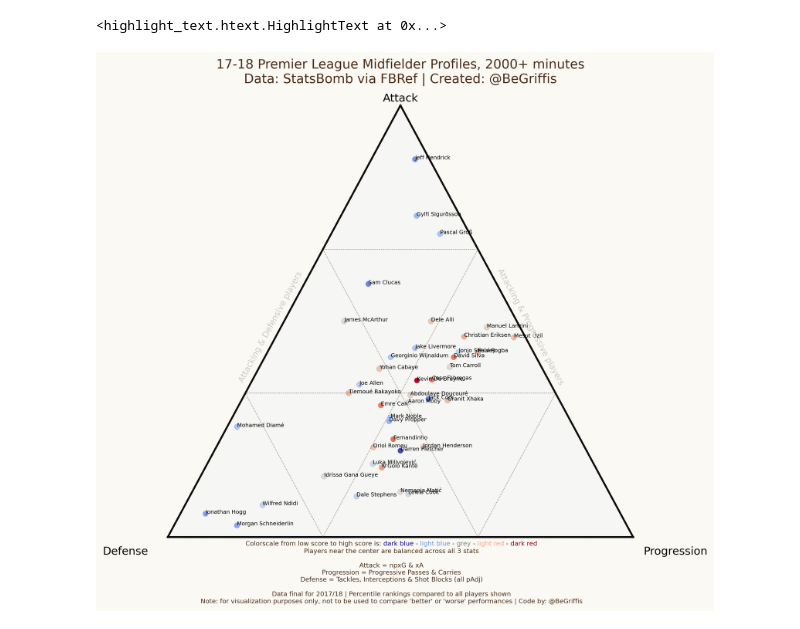
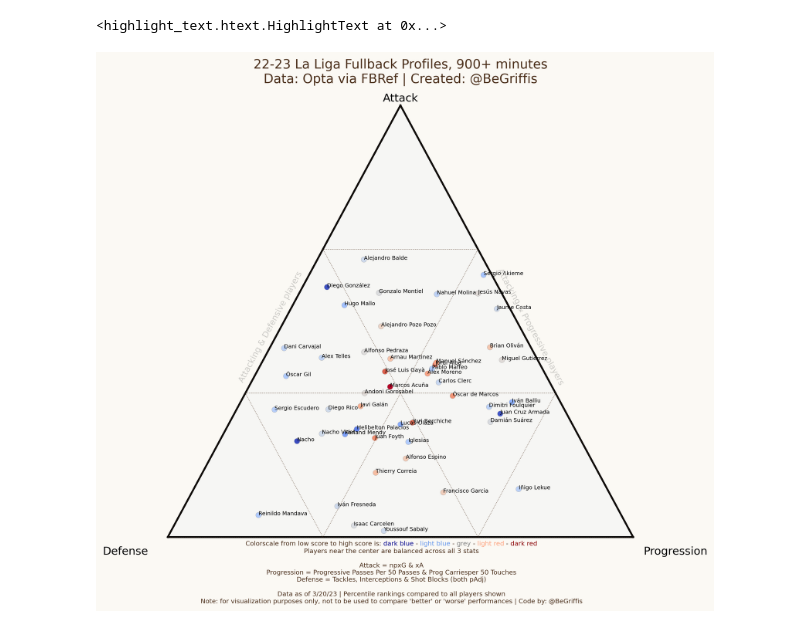
Before and after one commit to griffisben/Soccer-Analyses, a Jupyter notebook: Ternary Plots.ipynb, the cells around one changed output. Saved outputs shown, nothing was run; the diff lists cells and outputs as text; code cells hidden in the pictures.

```diff
--- a/Ternary Plots.ipynb
+++ b/Ternary Plots.ipynb
@@ -20,15 +20,15 @@ matplotlib.rcParams['figure.figsize'] = (10, 10)
 
 ############# Set your variables here! Season to Sig is all you need to change!
 
-season = '17-18'
+season = '22-23'
 
 # Include a note. Either if the season has finished, or if it's still in progress, the date of creation
-data_time = 'Data final for 2017/18'
+data_time = 'Data as of 3/20/23'
 
 
-mins = 2000                       # Minutes for filer on
-comp = "Premier League"           # League you want to show. Leave blank to do top 5 together
-pos = 'Midfielder'          # See list below
+mins = 900                      # Minutes for filer on
+comp = "La Liga"           # League you want to show. Leave blank to do top 5 together
+pos = 'Fullback'          # See list below
 sig = '@BeGriffis'                # Your twitter/website/etc handle
 
 
@@ -61,10 +61,12 @@ if season == '22-23':
         root = str(Path(os.getcwd()).parents[0]).replace('\\','/')+'/'
         final_gk = 'Final FBRef GK 2022-2023' ####################################### INPUT FILE NAME HERE
         path = "%s%s.csv" %(root, final_gk)
+        ssn = '22-23'
     else:
         root = str(Path(os.getcwd()).parents[0]).replace('\\','/')+'/'
         final_nongk = 'Final FBRef 2022-2023' ####################################### INPUT FILE NAME HERE
         path = "%s%s.csv" %(root, final_nongk)
+        ssn = '22-23'
 if season == "21-22":
     ssn = "21-22"
     if pos == "Goalkeeper":
@@ -108,16 +110,16 @@ df["Comp"] = df["Comp"].replace("es La Liga","La Liga")
 ##################################################
 ######### Change anything here. If you change the variable names (progression, attack, defense), change them in the 'stat1' variables too
 ##################################################
-df['Progression'] = df['ProgPassesPer90'] + df['ProgCarriesPer90']
+df['Progression'] = df['ProgPassesPer50CmpPasses'] + df['ProgCarriesPer50Touches']
 df['Attack'] =df['npxGPer90'] + df['xAPer90']
 df['Defense'] = df['pAdjTkl+IntPer90'] + df['pAdjShBlocksPer90']
 
 # If you only want to plot a players' ranking in 3 single metrics, comment out the df['Progression'] etc lines,
 # and change the variables in 'stat1' etc here to just those 3 variables. I give examples in comments next to them.
 
-stat1 = 'Progression' # npxGPer90
-stat2 = 'Attack' # xAPer90
-stat3 = 'Defense' # pAdjTkl+IntPer90
+stat1 = 'Progression'
+stat2 = 'Attack'
+stat3 = 'Defense'
 
 
 df = df[df['Min']>=mins]
@@ -159,7 +161,7 @@ if pos == 'Forward':
 
 df = df.reset_index(drop=True)
 
-# I'm keeping in this info here, but commenting it out. This is the logic you would use to show only certain teams' players
+# I'm keeping in this info here (21/22 relegations), but commenting it out. This is the logic you would use to show only certain teams' players
 # If you only want to see a few teams' players, also comment out the competition line above.
 
 # df = df[
@@ -231,40 +233,46 @@ tax.scatter(points,
            )
 if comp == '':
     comp = 'Top 5 Leagues'
-tax.set_title("%s %s %s Profiles, %i+ minutes\nData: StatsBomb via FBRef | Created: %s" %(ssn, comp, pos, mins, sig),
+if season == '22-23':
+    provider = 'Opta'
+else:
+    provider = 'StatsBomb'
+tax.set_title("%s %s %s Profiles, %i+ minutes\nData: %s via FBRef | Created: %s" %(ssn, comp, pos, mins, provider, sig),
               fontsize=14, color='#4A2E19')
 tax.right_corner_label(stat1, fontsize=12, offset=.15)
 tax.top_corner_label(stat2, fontsize=12, offset=.125)
 tax.left_corner_label(stat3, fontsize=12, offset=.15)
+
+### Change these names if you want to, or if you change the buckets of stats above
 tax.left_axis_label("Attacking & Defensive players", fontsize=9, offset=.05, color='#cac9c5')
 tax.right_axis_label("Attacking & Progressive players", fontsize=9, offset=.05, color='#cac9c5')
 
 ##### IMPORTANT!! This is the title. You will need to edit it if you change any variables. the '\n', for those who don't know it, adds a new line.
-tax.bottom_axis_label("\nPlayers near the center are balanced across all 3 stats\n\nAttack = npxG & xA\nProgression = Progressive Passes & Carries\nDefense = Tackles, Interceptions & Shot Blocks (all pAdj)\n\n%s | Percentile rankings compared to all players shown\nNote: for visualization purposes only, not to be used to compare 'better' or 'worse' performances | Code by: @BeGriffis" %data_time,
+tax.bottom_axis_label("\nPlayers near the center are balanced across all 3 stats\n\nAttack = npxG & xA\nProgression = Progressive Passes Per 50 Passes & Prog Carriesper 50 Touches\nDefense = Tackles, Interceptions & Shot Blocks (both pAdj)\n\n%s | Percentile rankings compared to all players shown\nNote: for visualization purposes only, not to be used to compare 'better' or 'worse' performances | Code by: @BeGriffis" %data_time,
                       fontsize=7, offset=.07,
                      color='#4A2E19')
 
 tax.get_axes().axis('off')
 
 # The fun part... adding player names. Feel free to play around with the font size & color
 for i, txt in enumerate(points):
     tax.annotate(player_list[i], points[i], fontsize=6,
                      color='black')
 
 fig = plt.gcf()
 fig.set_facecolor('#fbf9f4')
 
 color_text = 'Colorscale from low score to high score is: <dark blue> - <light blue> - <grey> - <light red> - <dark red>'
 fig_text(
     0.278, 0.195, color_text, color="#4A2E19",
     highlight_textprops=[{"color": 'darkblue'},
                          {'color' : 'cornflowerblue'},
                          {"color" : 'grey'},
                          {"color" : 'lightsalmon'},
                          {'color' : 'darkred'}
                         ],
     size=7, fig=fig,
 )
 # %% [output]
 <highlight_text.htext.HighlightText at 0x...>
-[figure, old version]
+[figure, new version]
```
